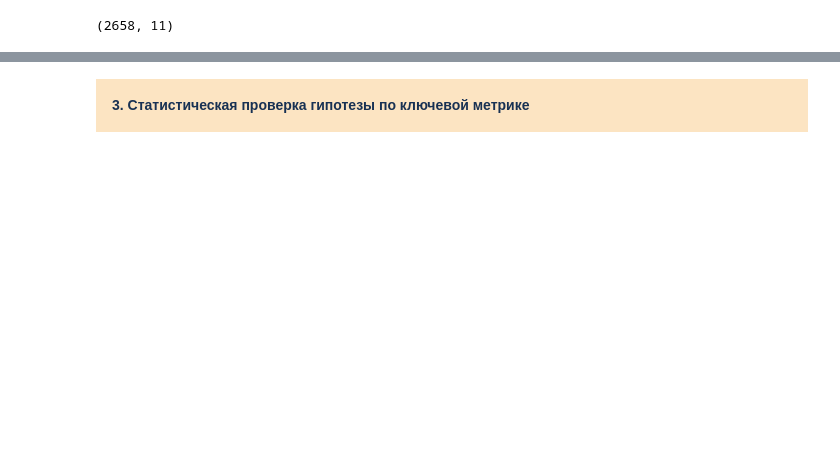
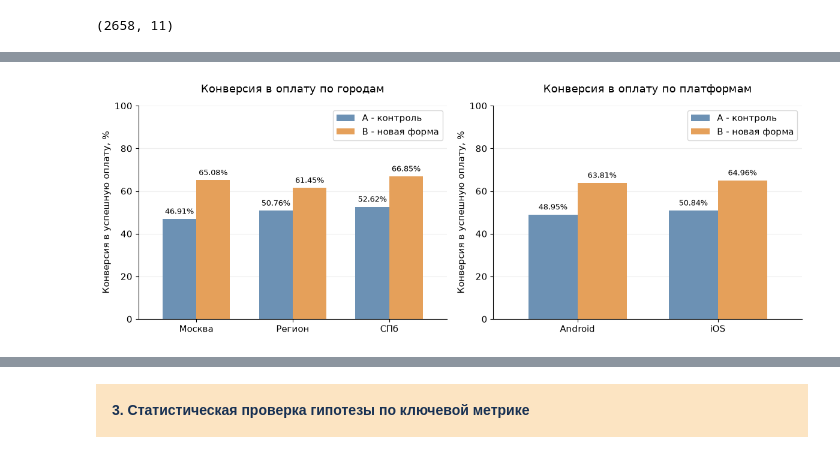
Before and after one commit to nvknkhv/t_test, a Jupyter notebook: task.ipynb, the cells around one changed output, grey strips where cells are left out. Cells and saved outputs as stored; diff of their text form; code cells hidden in the pictures; blank space fills up the shorter version.

```diff
--- a/task.ipynb
+++ b/task.ipynb
@@ -325,0 +505,12 @@ data \
+# %%
+# конверсии по платформам, %
+device_metrics = data \
+    .groupby(['device_type', 'group']) \
+    .agg(
+        users=('user_id', 'nunique'),
+        success=('step4_success', 'count'),
+        opened=('step1_opened', 'count')
+    ) \
+    .assign(CR=lambda x: x.success * 100.0 / x.opened)
+
+device_metrics.round({'CR': 2})
@@ -325,0 +524,27 @@ data \
+# %%
+# на графике сравниваем сегменты, в которых есть обе группы
+city_cr = city_metrics['CR'].unstack('group')[['A', 'B']].dropna()
+device_cr = device_metrics['CR'].unstack('group')[['A', 'B']]
+
+fig, axes = plt.subplots(1, 2, figsize=(12, 4.5))
+city_cr.plot.bar(ax=axes[0], color=colors, rot=0, width=0.7)
+device_cr.rename(index={'android': 'Android', 'ios': 'iOS'}) \
+    .plot.bar(ax=axes[1], color=colors, rot=0, width=0.7)
+
+axes[0].set_title('Конверсия в оплату по городам', pad=16)
+axes[1].set_title('Конверсия в оплату по платформам', pad=16)
+
+for ax in axes:
+    ax.set_ylim(0, 100)
+    ax.set_xlabel('')
+    ax.set_ylabel('Конверсия в успешную оплату, %')
+    ax.legend(['A - контроль', 'B - новая форма'])
+    ax.grid(axis='y', alpha=0.2)
+    ax.set_axisbelow(True)
+    for bars in ax.containers:
+        ax.bar_label(bars, fmt='%.2f%%', padding=4, fontsize=9)
+
+plt.tight_layout()
+plt.show()
+# %% [output]
+[figure, added]
```
Also changed, not shown: parts of 30 cells of this notebook.
